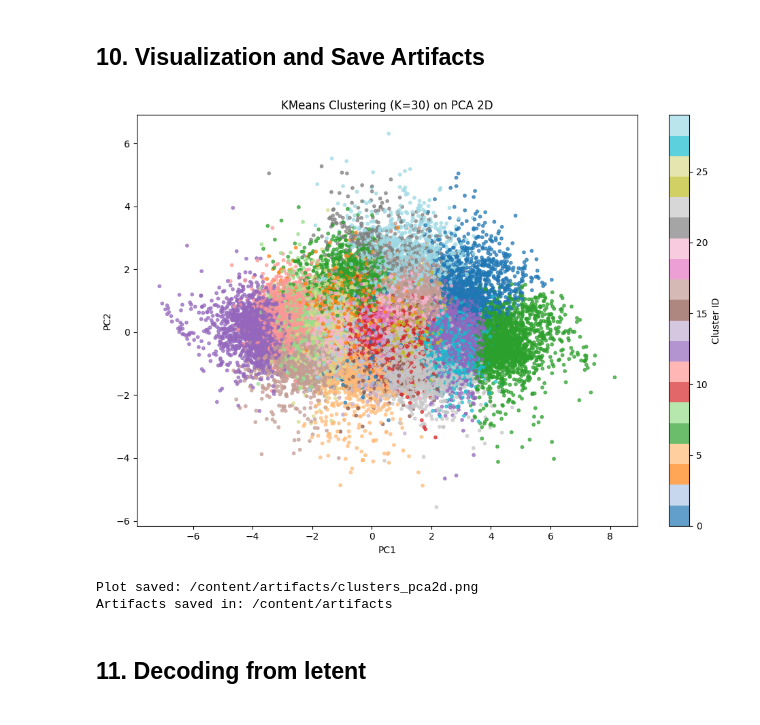
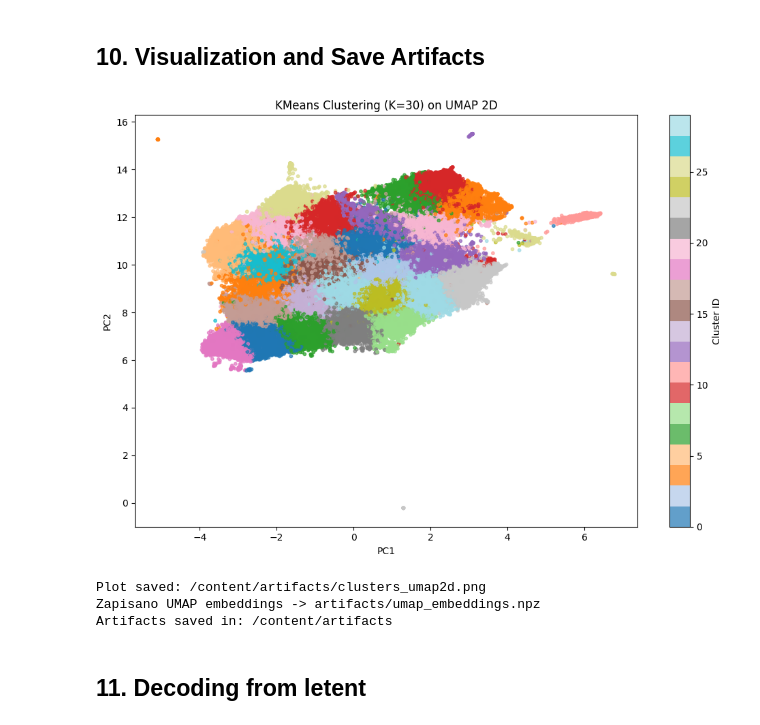
Before and after one commit to adamzsl/unsupervised-learning, a Jupyter notebook: src/encoder/autoencoder.ipynb, the cells around one changed output. Drawn from its saved outputs; the diff is of its cells as text; code cells hidden in the pictures.

```diff
--- a/src/encoder/autoencoder.ipynb
+++ b/src/encoder/autoencoder.ipynb
@@ -318,6 +353,11 @@ def sobel_mse_loss(recon, target):
     recon_edges = sobel_edges(recon)
     target_edges = sobel_edges(target)
     return F.mse_loss(recon_edges, target_edges)
+
+def combined_loss(recon, target, alpha=0.7):
+    mse = nn.functional.mse_loss(recon, target)
+    sob = sobel_mse_loss(recon, target)
+    return alpha * sob + (1 - alpha) * mse
 # %% [markdown]
 ## 4. Autoencoder Training
 # %%
@@ -404,9 +487,11 @@ Embeddings shape: (82600, 128)
 # %%
-# PCA 50D for clustering + 2D for visualization
-pca50 = PCA(n_components=50, random_state=42)
-emb_50d = pca50.fit_transform(embeddings)
+print("Running UMAP 50D ...")
+umap_50 = UMAP(n_components=50, n_neighbors=15, min_dist=0.1, metric="euclidean", random_state=42)
+emb_50d = umap_50.fit_transform(embeddings)
 
-pca2 = PCA(n_components=2, random_state=42)
-emb_2d = pca2.fit_transform(embeddings)
-print(f"PCA -> 50D: {emb_50d.shape} | 2D: {emb_2d.shape}")
+print("Running UMAP 2D ...")
+umap_2 = UMAP(n_components=2, n_neighbors=15, min_dist=0.1, metric="euclidean", random_state=42)
+emb_2d = umap_2.fit_transform(embeddings)
+
+print(f"UMAP -> 50D: {emb_50d.shape} | 2D: {emb_2d.shape}")
 # %% [output]
@@ -476,46 +558,52 @@ Purity: 0.0248
 # %% [markdown]
 ## 10. Visualization and Save Artifacts
 # %%
-# Scatter plot by cluster
 plt.figure(figsize=(10, 7))
 scatter = plt.scatter(emb_2d[:,0], emb_2d[:,1], c=cluster_labels, cmap='tab20', s=10, alpha=0.7)
 plt.colorbar(scatter, label="Cluster ID")
-plt.title(f"KMeans Clustering (K={k}) on PCA 2D")
+plt.title(f"KMeans Clustering (K={k}) on UMAP 2D")
 plt.xlabel("PC1"); plt.ylabel("PC2")
 plt.tight_layout()
-plot_path = ARTIFACTS_DIR / "clusters_pca2d.png"
+plot_path = ARTIFACTS_DIR / "clusters_umap2d.png"
 plt.savefig(plot_path, dpi=150)
 plt.show()
 print("Plot saved:", plot_path.resolve())
 
-# Save arrays and CSV
 np.savez(ARTIFACTS_DIR / "embeddings_autoencoder.npz",
          embeddings_128d=embeddings,
          embeddings_50d=emb_50d,
          embeddings_2d=emb_2d,
          cluster_labels=cluster_labels)
+
+np.savez(ARTIFACTS_DIR / "umap_embeddings.npz",
+         latent=embeddings,
+         umap_50d=emb_50d,
+         umap_2d=emb_2d,
+         cluster_labels=cluster_labels)
+print("Zapisano UMAP embeddings ->", (ARTIFACTS_DIR / "umap_embeddings.npz"))
 
 import csv
 with open(ARTIFACTS_DIR / "cluster_assignments.csv", "w", newline="", encoding="utf-8") as f:
     w = csv.writer(f)
     w.writerow(["index", "cluster", "style", "artist"])
     for i, (c, s, a) in enumerate(zip(cluster_labels, all_styles, all_artists)):
         w.writerow([i, int(c), s, a])
 
 with open(ARTIFACTS_DIR / "clustering_metrics.txt", "w", encoding="utf-8") as f:
     f.write("=== STYLE ===\n")
     f.write(f"ARI: {ari_style:.6f}\n")
     f.write(f"NMI: {nmi_style:.6f}\n")
     f.write(f"Purity: {pur_style:.6f}\n\n")
     f.write("=== ARTIST ===\n")
     f.write(f"ARI: {ari_artist:.6f}\n")
     f.write(f"NMI: {nmi_artist:.6f}\n")
     f.write(f"Purity: {pur_artist:.6f}\n")
 
 print("Artifacts saved in:", ARTIFACTS_DIR.resolve())
 # %% [output]
-[figure, old version]
+[figure, new version]
-Plot saved: /content/artifacts/clusters_pca2d.png
+Plot saved: /content/artifacts/clusters_umap2d.png
+Zapisano UMAP embeddings -> artifacts/umap_embeddings.npz
 Artifacts saved in: /content/artifacts
 # %% [markdown]
 ## 11. Decoding from letent
```
Also changed, not shown: parts of 11 cells of this notebook.
